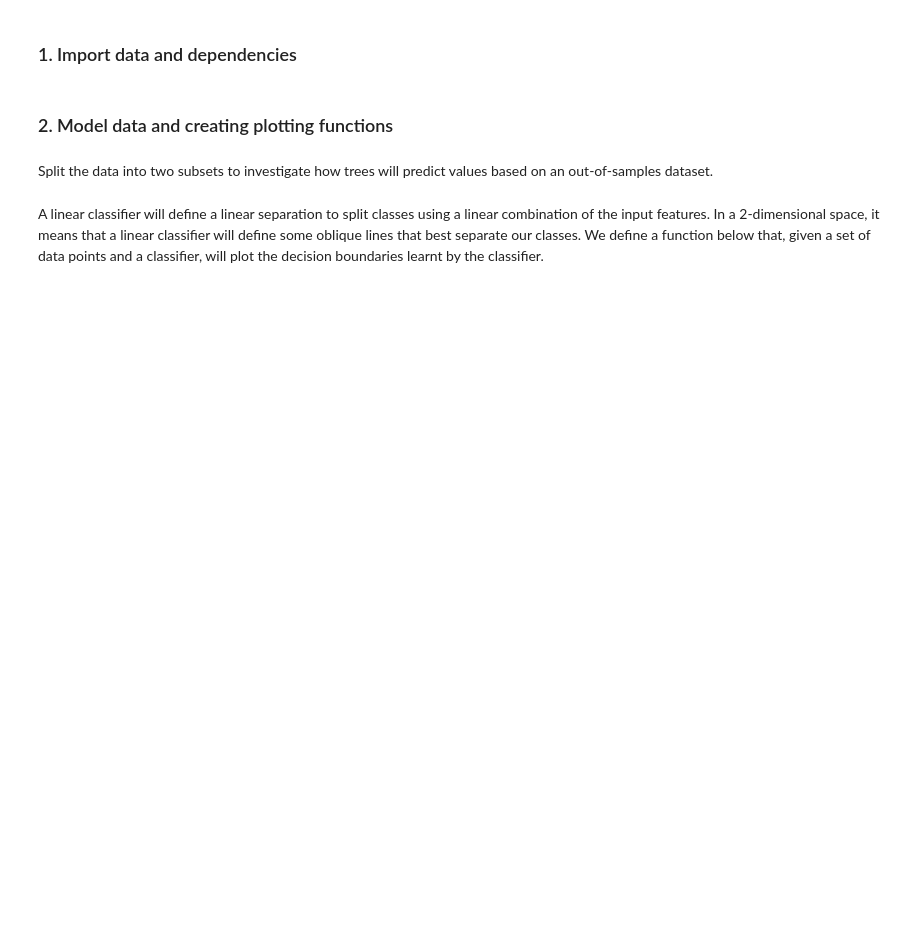
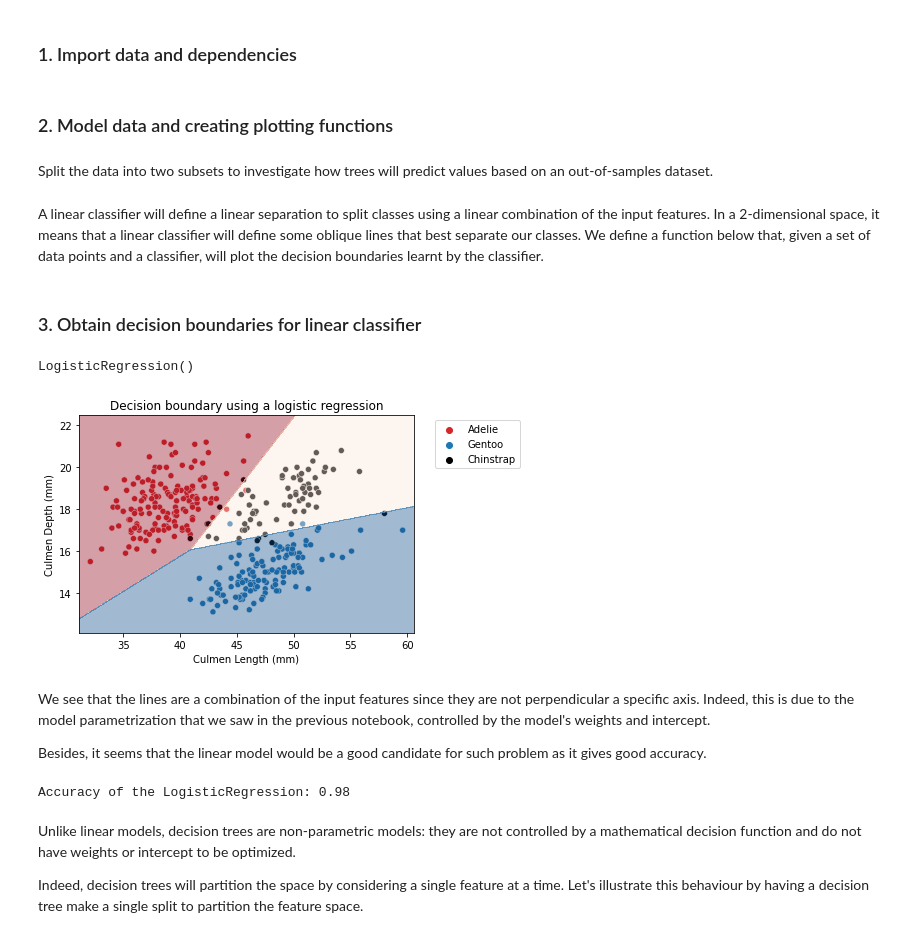
Before and after one commit to iannjari/Decision-Tree-Models, a Jupyter notebook: Lesson1.ipynb, the cells around one changed output. Cells and saved outputs as stored; diff of their text form; code cells hidden in the pictures; blank space fills up the shorter version.

Commit message:
Obtain decision boundaries for linear classifier

```diff
--- a/Lesson1.ipynb
+++ b/Lesson1.ipynb
@@ -55,3 +55,46 @@ def plot_decision_function(fitted_classifier, range_features, ax=None):
     ax.contourf(xx, yy, Z, alpha=0.4, cmap="RdBu")
 
     return ax
+# %% [markdown]
+### 3. Obtain decision boundaries for linear classifier
+# %%
+from sklearn.linear_model import LogisticRegression
+
+linear_model = LogisticRegression()
+linear_model.fit(data_train, target_train)
+# %% [output]
+LogisticRegression()
+# %%
+# create a palette to be used in the scatterplot
+palette = ["tab:red", "tab:blue", "black"]
+
+ax = sns.scatterplot(data=penguins, x=culmen_columns[0], y=culmen_columns[1],
+                     hue=target_column, palette=palette)
+plot_decision_function(linear_model, range_features, ax=ax)
+# put the legend outside the plot
+plt.legend(bbox_to_anchor=(1.05, 1), loc='upper left')
+_ = plt.title("Decision boundary using a logistic regression")
+# %% [output]
+[figure, added]
+# %% [markdown]
+We see that the lines are a combination of the input features since they are
+not perpendicular a specific axis. Indeed, this is due to the model
+parametrization that we saw in the previous notebook, controlled by the
+model's weights and intercept.
+
+Besides, it seems that the linear model would be a good candidate for
+such problem as it gives good accuracy.
+# %%
+linear_model.fit(data_train, target_train)
+test_score = linear_model.score(data_test, target_test)
+print(f"Accuracy of the LogisticRegression: {test_score:.2f}")
+# %% [output]
+Accuracy of the LogisticRegression: 0.98
+# %% [markdown]
+Unlike linear models, decision trees are non-parametric models: they are not
+controlled by a mathematical decision function and do not have weights or
+intercept to be optimized.
+
+Indeed, decision trees will partition the space by considering a single
+feature at a time. Let's illustrate this behaviour by having a decision
+tree make a single split to partition the feature space.
```
